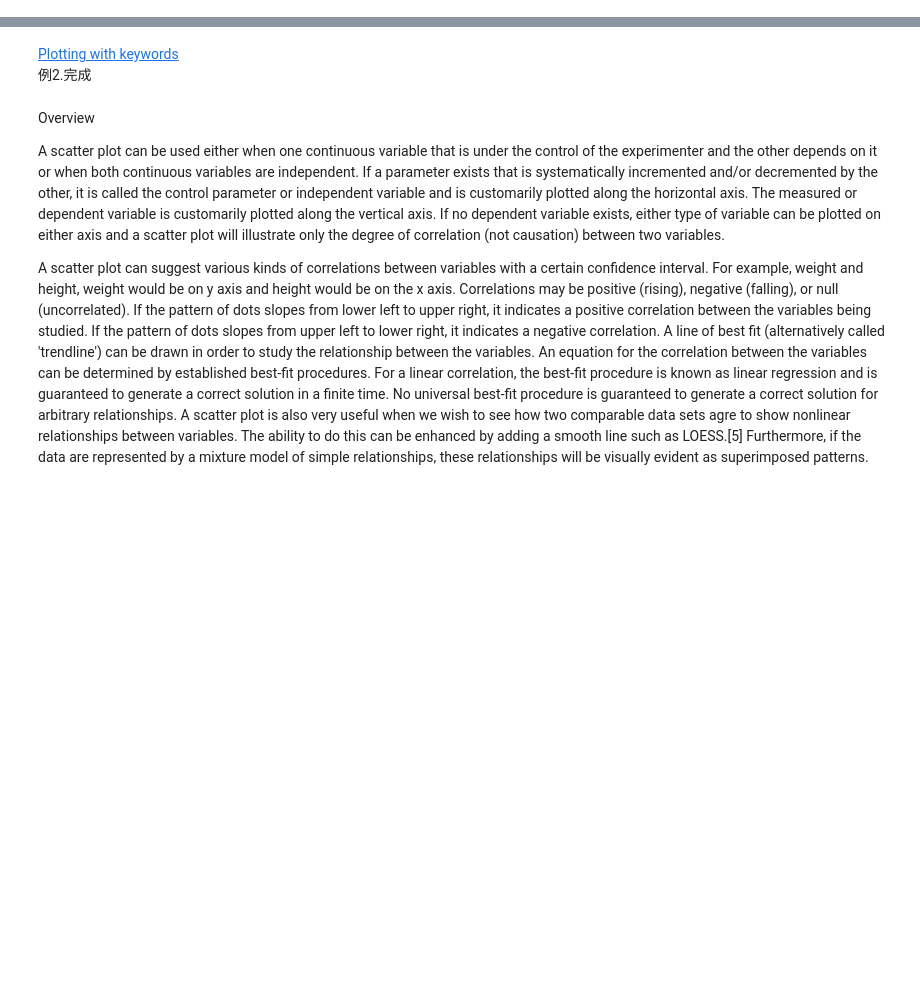
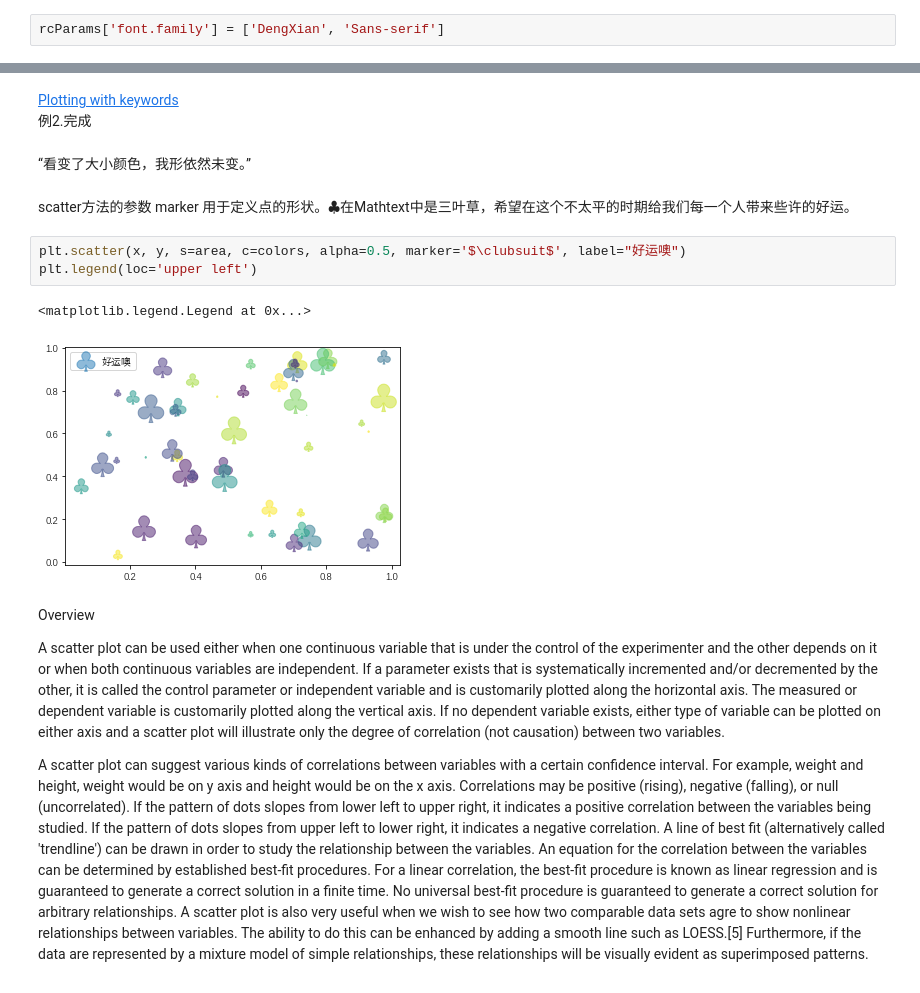
Before and after one commit to darkeggler/data_visualization_notebooks, a Jupyter notebook: mpl_01_scatter.ipynb, the cells around one changed output, grey strips where cells are left out. Saved outputs shown, nothing was run; the diff lists cells and outputs as text; blank space fills up the shorter version.

Commit message:
scatter

```diff
--- a/mpl_01_scatter.ipynb
+++ b/mpl_01_scatter.ipynb
@@ -24,5 +34,7 @@ from matplotlib.axes import Axes
 import numpy as np
 import inspect
+# %%
+rcParams['font.family'] = ['DengXian', 'Sans-serif']
 # %% [markdown]
 我们在[matplotlib基础](https://zhuanlan.zhihu.com/p/147256790)中提过图表是由艺术家使用渲染器在画布上完成的。
 
@@ -123,6 +130,16 @@ ax.set(xlabel='entry a', ylabel='entry b')
 # %% [markdown]
 [Plotting with keywords](https://matplotlib.org/gallery/misc/keyword_plotting.html#sphx-glr-gallery-misc-keyword-plotting-py)
 例2.完成
+# %% [markdown]
+“看变了大小颜色，我形依然未变。”
+# %% [markdown]
+scatter方法的参数 marker 用于定义点的形状。$\clubsuit$在Mathtext中是三叶草，希望在这个不太平的时期给我们每一个人带来些许的好运。
+# %%
+plt.scatter(x, y, s=area, c=colors, alpha=0.5, marker='$\clubsuit$', label="好运噢")
+plt.legend(loc='upper left')
+# %% [output]
+<matplotlib.legend.Legend at 0x...>
+[figure, added]
 # %% [markdown]
 Overview
 
```
Also changed, not shown: parts of 6 cells of this notebook.
